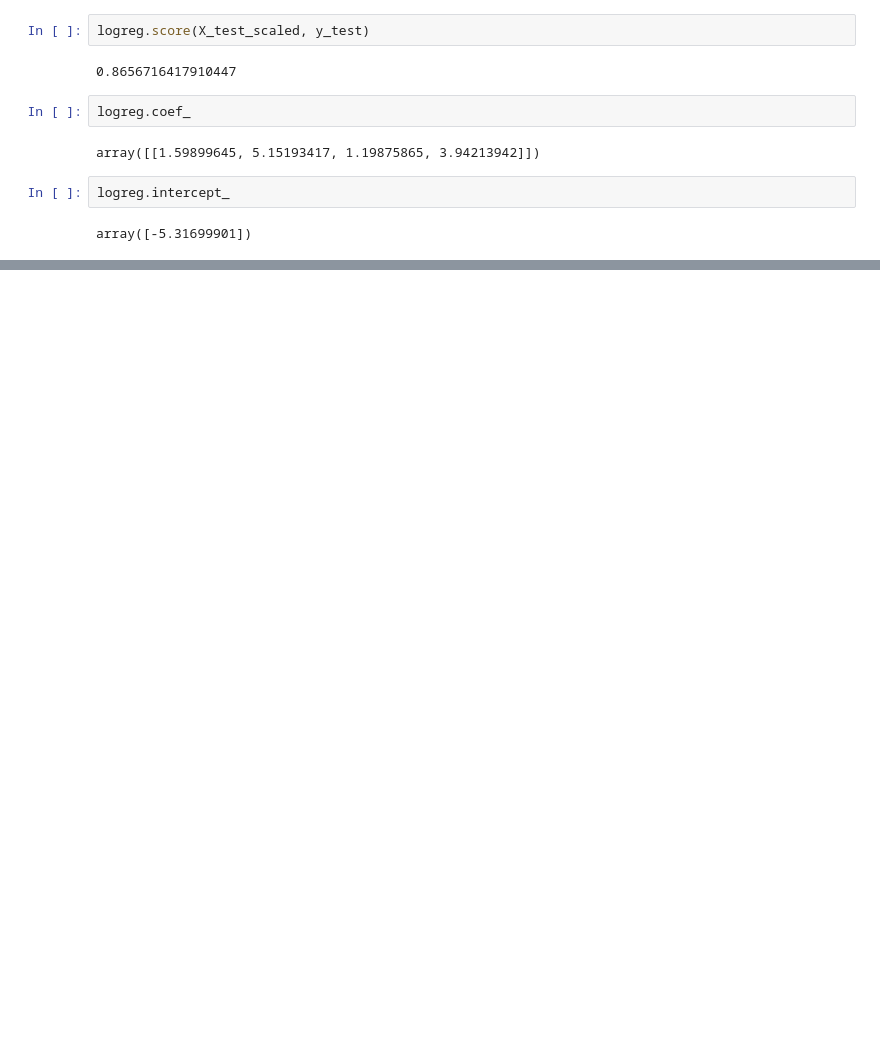
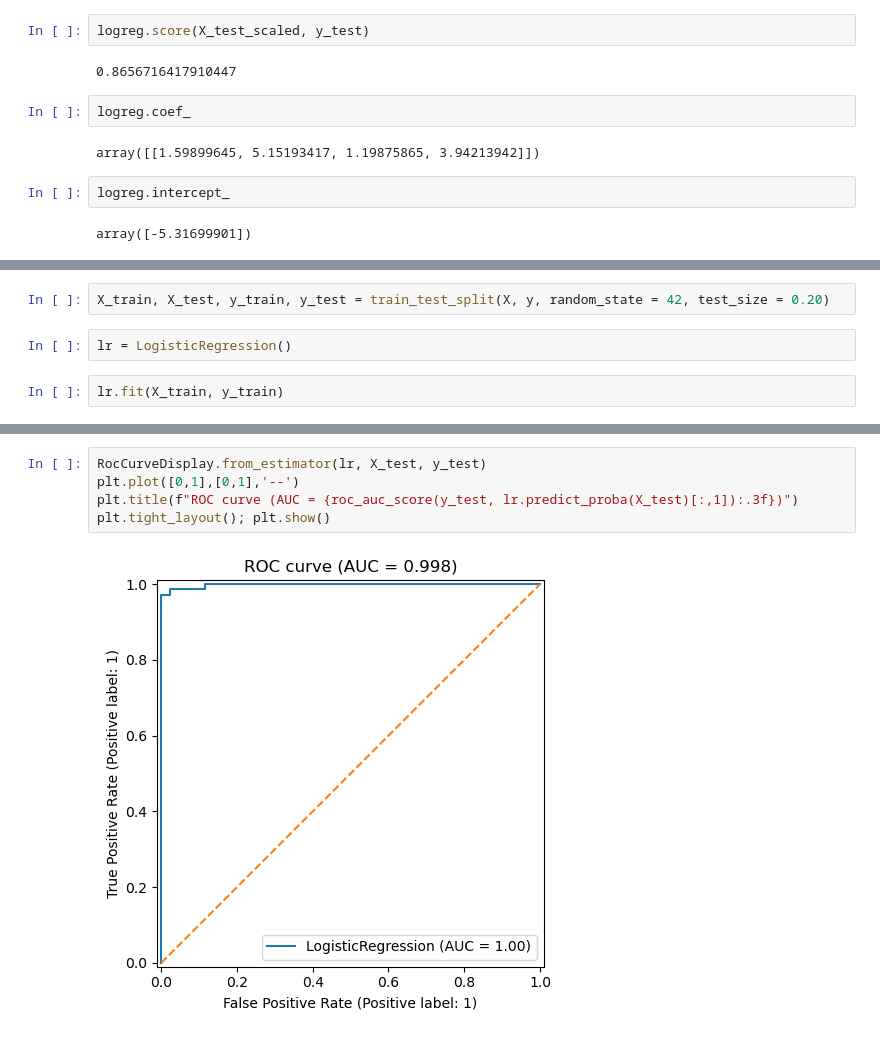
Before and after one commit to TebasMartinez/Ironhack-Data-Analytics-Bootcamp-2025, a Jupyter notebook: Week 12 - Machine Learning/penguins.ipynb, the cells around one changed output, grey strips where cells are left out. Cells and saved outputs as stored; diff of their text form; blank space fills up the shorter version.

```diff
--- a/Week 12 - Machine Learning/penguins.ipynb
+++ b/Week 12 - Machine Learning/penguins.ipynb
@@ -95,0 +145,6 @@ array([-5.31699901])
+# %%
+X_train, X_test, y_train, y_test = train_test_split(X, y, random_state = 42, test_size = 0.20)
+# %%
+lr = LogisticRegression()
+# %%
+lr.fit(X_train, y_train)
@@ -95,0 +160,7 @@ array([-5.31699901])
+# %%
+RocCurveDisplay.from_estimator(lr, X_test, y_test)
+plt.plot([0,1],[0,1],'--')
+plt.title(f"ROC curve (AUC = {roc_auc_score(y_test, lr.predict_proba(X_test)[:,1]):.3f})")
+plt.tight_layout(); plt.show()
+# %% [output]
+[figure, added]
```
Also changed, not shown: parts of 9 cells of this notebook, 5 other files.
